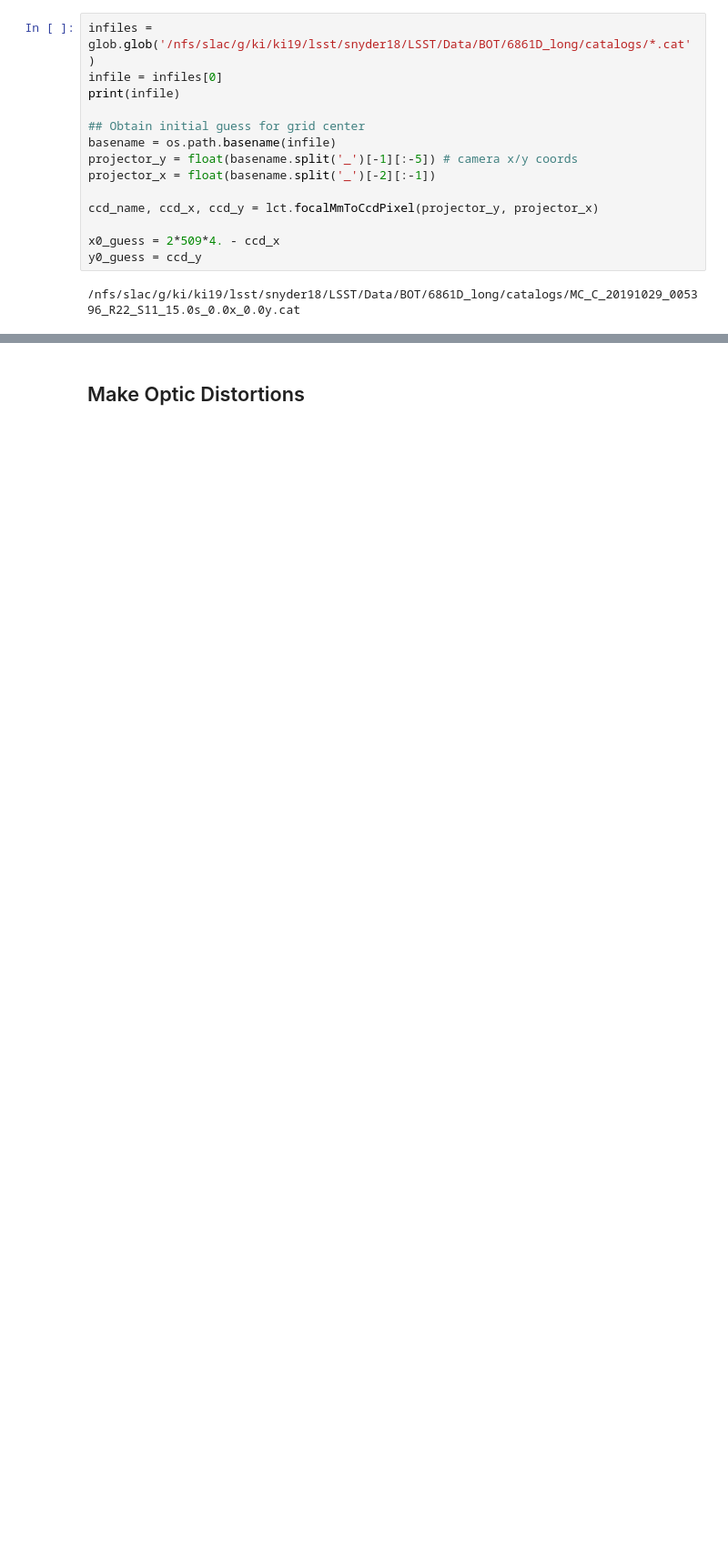
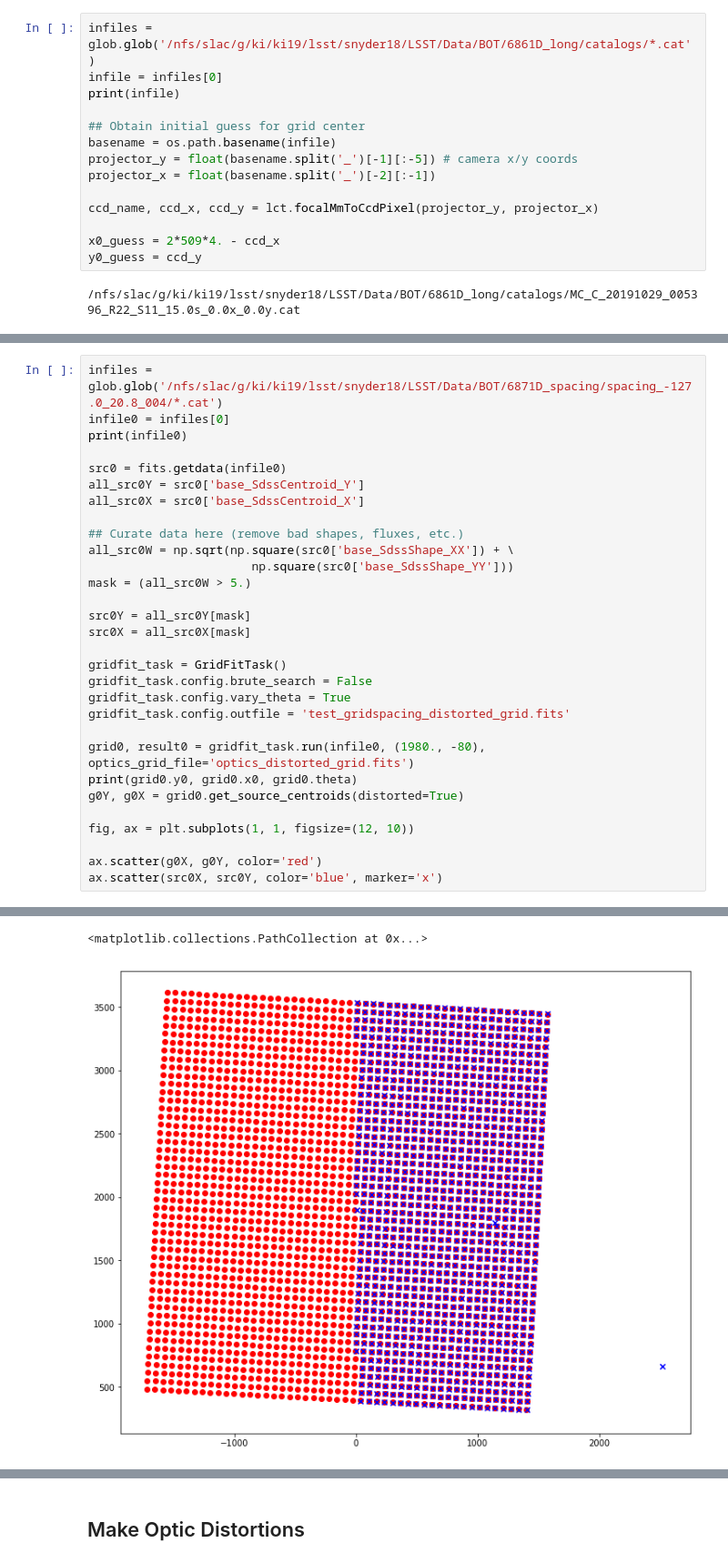
Before and after one commit to Snyder005/mixcoatl, a Jupyter notebook: notebooks/Devel.ipynb, the cells around one changed output, grey strips where cells are left out. Shown at 91% size. Drawn from its saved outputs; the diff is of its cells as text; blank space fills up the shorter version.

```diff
--- a/notebooks/Devel.ipynb
+++ b/notebooks/Devel.ipynb
@@ -87,0 +83,31 @@ ax.scatter(srcX, srcY, color='blue', marker='x')
+# %%
+infiles = glob.glob('/nfs/slac/g/ki/ki19/lsst/snyder18/LSST/Data/BOT/6871D_spacing/spacing_-127.0_20.8_004/*.cat')
+infile0 = infiles[0]
+print(infile0)
+
+src0 = fits.getdata(infile0)
+all_src0Y = src0['base_SdssCentroid_Y']
+all_src0X = src0['base_SdssCentroid_X']
+
+## Curate data here (remove bad shapes, fluxes, etc.)
+all_src0W = np.sqrt(np.square(src0['base_SdssShape_XX']) + \
+                       np.square(src0['base_SdssShape_YY']))
+mask = (all_src0W > 5.)
+
+src0Y = all_src0Y[mask]
+src0X = all_src0X[mask]
+
+gridfit_task = GridFitTask()
+gridfit_task.config.brute_search = False
+gridfit_task.config.vary_theta = True
+gridfit_task.config.outfile = 'test_gridspacing_distorted_grid.fits'
+
+grid0, result0 = gridfit_task.run(infile0, (1980., -80), optics_grid_file='optics_distorted_grid.fits')
+print(grid0.y0, grid0.x0, grid0.theta)
+g0Y, g0X = grid0.get_source_centroids(distorted=True)
+
+fig, ax = plt.subplots(1, 1, figsize=(12, 10))
+
+ax.scatter(g0X, g0Y, color='red')
+ax.scatter(src0X, src0Y, color='blue', marker='x')
+# %% [output]
@@ -87,0 +116,2 @@ ax.scatter(srcX, srcY, color='blue', marker='x')
+<matplotlib.collections.PathCollection at 0x...>
+[figure, added]
```
Also changed, not shown: parts of 16 cells of this notebook, 2 other files.
